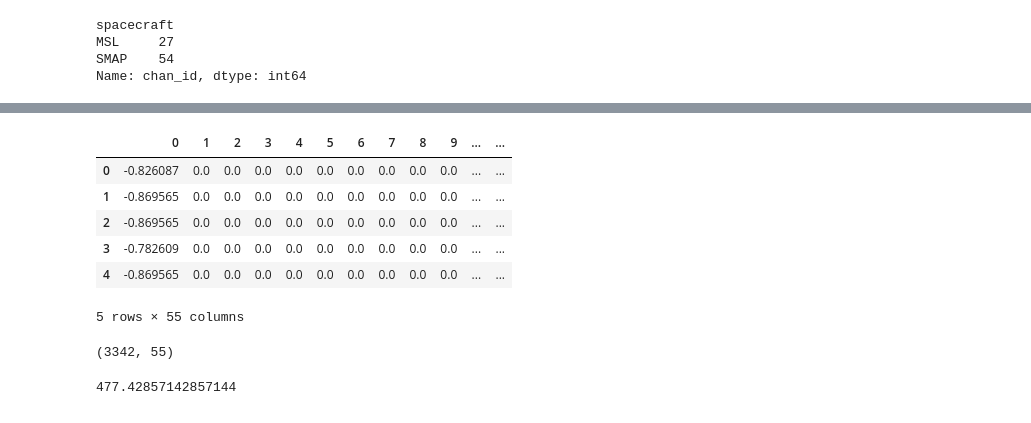
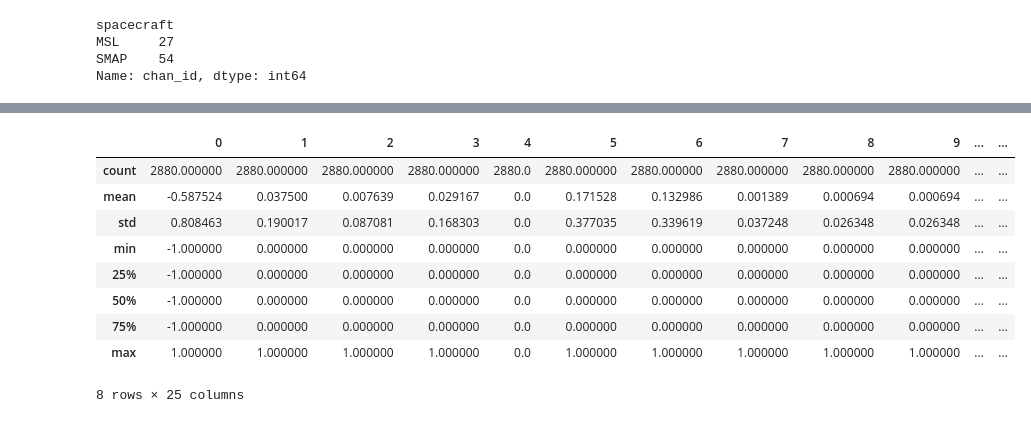
Before and after one commit to shelleygoel/THOC-Pytorch, a Jupyter notebook: khund_non_parametric.ipynb, the cells around one changed output, grey strips where cells are left out. Saved outputs shown, nothing was run; the diff lists cells and outputs as text; code cells hidden in the pictures.

```diff
--- a/khund_non_parametric.ipynb
+++ b/khund_non_parametric.ipynb
@@ -55,18 +23,18 @@ df.describe()
-# %%
-df.head()
-# %% [output]
-|  | 0 | 1 | 2 | 3 | 4 | 5 | 6 | 7 | 8 | 9 | ... | ... |
-| 0 | -0.826087 | 0.0 | 0.0 | 0.0 | 0.0 | 0.0 | 0.0 | 0.0 | 0.0 | 0.0 | ... | ... |
-| 1 | -0.869565 | 0.0 | 0.0 | 0.0 | 0.0 | 0.0 | 0.0 | 0.0 | 0.0 | 0.0 | ... | ... |
-| 2 | -0.869565 | 0.0 | 0.0 | 0.0 | 0.0 | 0.0 | 0.0 | 0.0 | 0.0 | 0.0 | ... | ... |
-| 3 | -0.782609 | 0.0 | 0.0 | 0.0 | 0.0 | 0.0 | 0.0 | 0.0 | 0.0 | 0.0 | ... | ... |
-| 4 | -0.869565 | 0.0 | 0.0 | 0.0 | 0.0 | 0.0 | 0.0 | 0.0 | 0.0 | 0.0 | ... | ... |
-5 rows × 55 columns
-# %%
-df.shape
-# %% [output]
-(3342, 55)
-# %%
-3342/7
-# %% [output]
-477.42857142857144
+# %%
+
+
+ch_id = "E-10"
+ch_data = np.load(Path(f"/Users/shelleygoel/Code/THOC-Pytorch/msl_smap_data/train/{ch_id}.npy"))
+df = pd.DataFrame(ch_data)
+df.describe()
+# %% [output]
+|  | 0 | 1 | 2 | 3 | 4 | 5 | 6 | 7 | 8 | 9 | ... | ... |
+| count | 2880.000000 | 2880.000000 | 2880.000000 | 2880.000000 | 2880.0 | 2880.000000 | 2880.000000 | 2880.000000 | 2880.000000 | 2880.000000 | ... | ... |
+| mean | -0.587524 | 0.037500 | 0.007639 | 0.029167 | 0.0 | 0.171528 | 0.132986 | 0.001389 | 0.000694 | 0.000694 | ... | ... |
+| std | 0.808463 | 0.190017 | 0.087081 | 0.168303 | 0.0 | 0.377035 | 0.339619 | 0.037248 | 0.026348 | 0.026348 | ... | ... |
+| min | -1.000000 | 0.000000 | 0.000000 | 0.000000 | 0.0 | 0.000000 | 0.000000 | 0.000000 | 0.000000 | 0.000000 | ... | ... |
+| 25% | -1.000000 | 0.000000 | 0.000000 | 0.000000 | 0.0 | 0.000000 | 0.000000 | 0.000000 | 0.000000 | 0.000000 | ... | ... |
+| 50% | -1.000000 | 0.000000 | 0.000000 | 0.000000 | 0.0 | 0.000000 | 0.000000 | 0.000000 | 0.000000 | 0.000000 | ... | ... |
+| 75% | -1.000000 | 0.000000 | 0.000000 | 0.000000 | 0.0 | 0.000000 | 0.000000 | 0.000000 | 0.000000 | 0.000000 | ... | ... |
+| max | 1.000000 | 1.000000 | 1.000000 | 1.000000 | 0.0 | 1.000000 | 1.000000 | 1.000000 | 1.000000 | 1.000000 | ... | ... |
+8 rows × 25 columns
```
Also changed, not shown: parts of 15 cells of this notebook, 2 other files.
